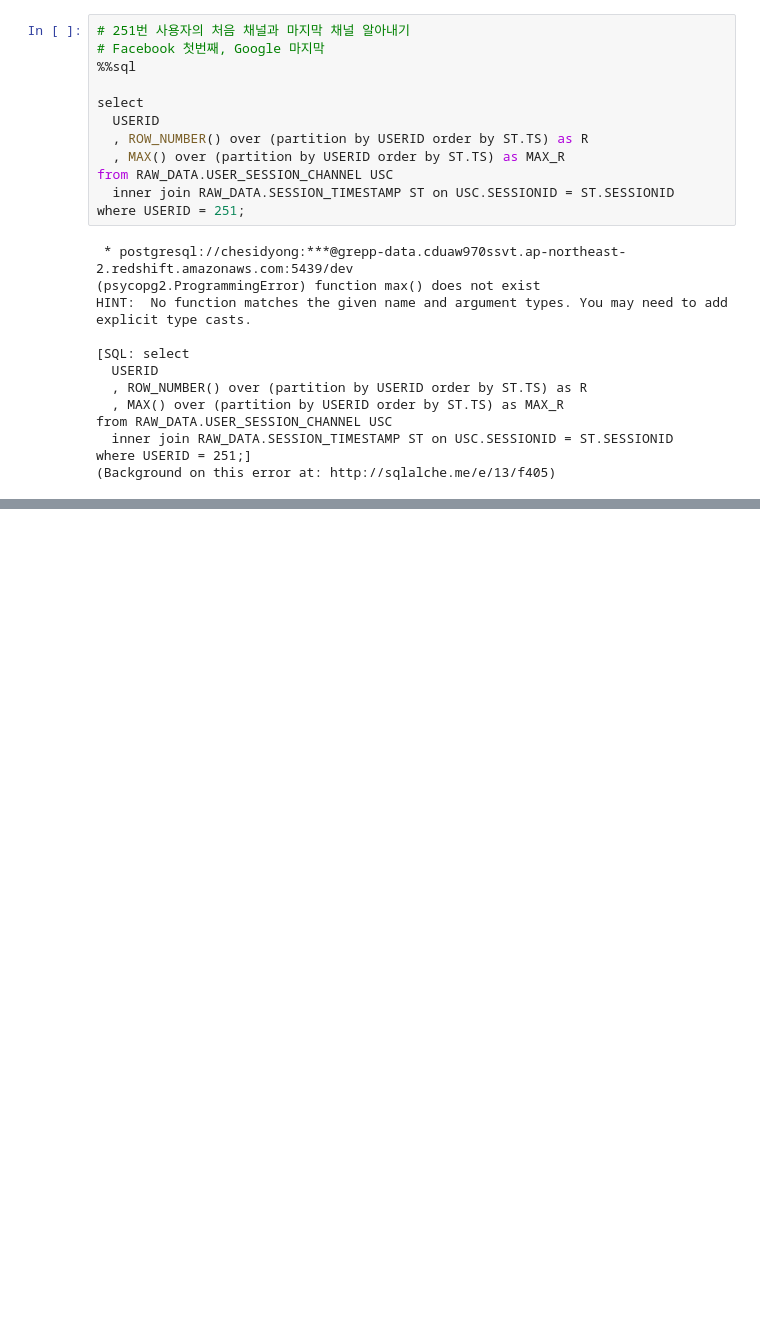
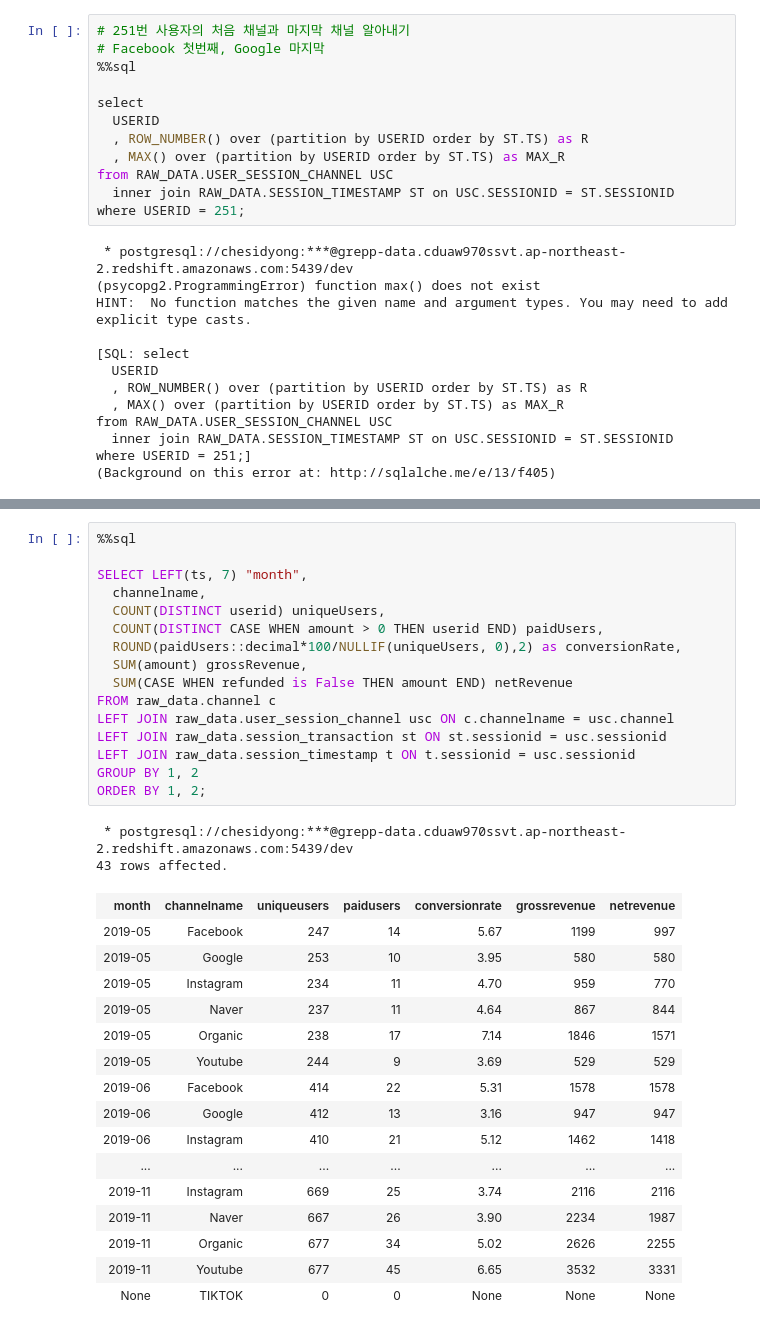
Before and after one commit to yongjunleeme/data-engineering-study, a Jupyter notebook: sql_week3.ipynb, the cells around one changed output, grey strips where cells are left out. Drawn from its saved outputs; the diff is of its cells as text; blank space fills up the shorter version.

```diff
--- a/sql_week3.ipynb
+++ b/sql_week3.ipynb
@@ -425,0 +352,35 @@ Done.
+# %%
+%%sql
+
+SELECT LEFT(ts, 7) "month",
+  channelname,
+  COUNT(DISTINCT userid) uniqueUsers,
+  COUNT(DISTINCT CASE WHEN amount > 0 THEN userid END) paidUsers,
+  ROUND(paidUsers::decimal*100/NULLIF(uniqueUsers, 0),2) as conversionRate,
+  SUM(amount) grossRevenue,
+  SUM(CASE WHEN refunded is False THEN amount END) netRevenue
+FROM raw_data.channel c
+LEFT JOIN raw_data.user_session_channel usc ON c.channelname = usc.channel
+LEFT JOIN raw_data.session_transaction st ON st.sessionid = usc.sessionid
+LEFT JOIN raw_data.session_timestamp t ON t.sessionid = usc.sessionid
+GROUP BY 1, 2
+ORDER BY 1, 2;
+# %% [output]
+ * postgresql://chesidyong:***@grepp-data.cduaw970ssvt.ap-northeast-2.redshift.amazonaws.com:5439/dev
+43 rows affected.
+| month | channelname | uniqueusers | paidusers | conversionrate | grossrevenue | netrevenue |
+| 2019-05 | Facebook | 247 | 14 | 5.67 | 1199 | 997 |
+| 2019-05 | Google | 253 | 10 | 3.95 | 580 | 580 |
+| 2019-05 | Instagram | 234 | 11 | 4.70 | 959 | 770 |
+| 2019-05 | Naver | 237 | 11 | 4.64 | 867 | 844 |
+| 2019-05 | Organic | 238 | 17 | 7.14 | 1846 | 1571 |
+| 2019-05 | Youtube | 244 | 9 | 3.69 | 529 | 529 |
+| 2019-06 | Facebook | 414 | 22 | 5.31 | 1578 | 1578 |
+| 2019-06 | Google | 412 | 13 | 3.16 | 947 | 947 |
+| 2019-06 | Instagram | 410 | 21 | 5.12 | 1462 | 1418 |
+| ... | ... | ... | ... | ... | ... | ... |
+| 2019-11 | Instagram | 669 | 25 | 3.74 | 2116 | 2116 |
+| 2019-11 | Naver | 667 | 26 | 3.90 | 2234 | 1987 |
+| 2019-11 | Organic | 677 | 34 | 5.02 | 2626 | 2255 |
+| 2019-11 | Youtube | 677 | 45 | 6.65 | 3532 | 3331 |
+| None | TIKTOK | 0 | 0 | None | None | None |
```
Also changed, not shown: parts of 9 cells of this notebook.
